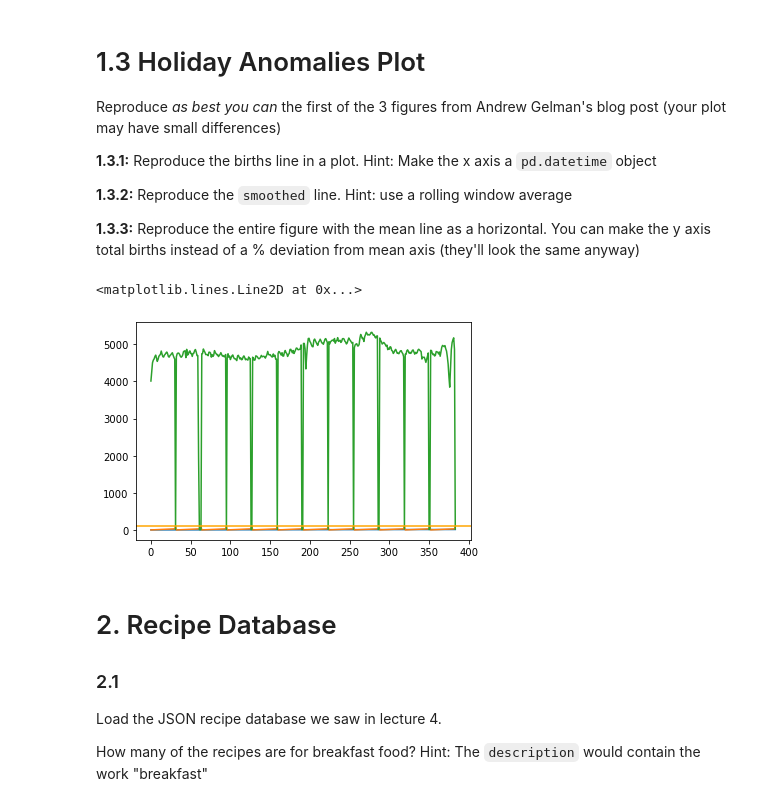
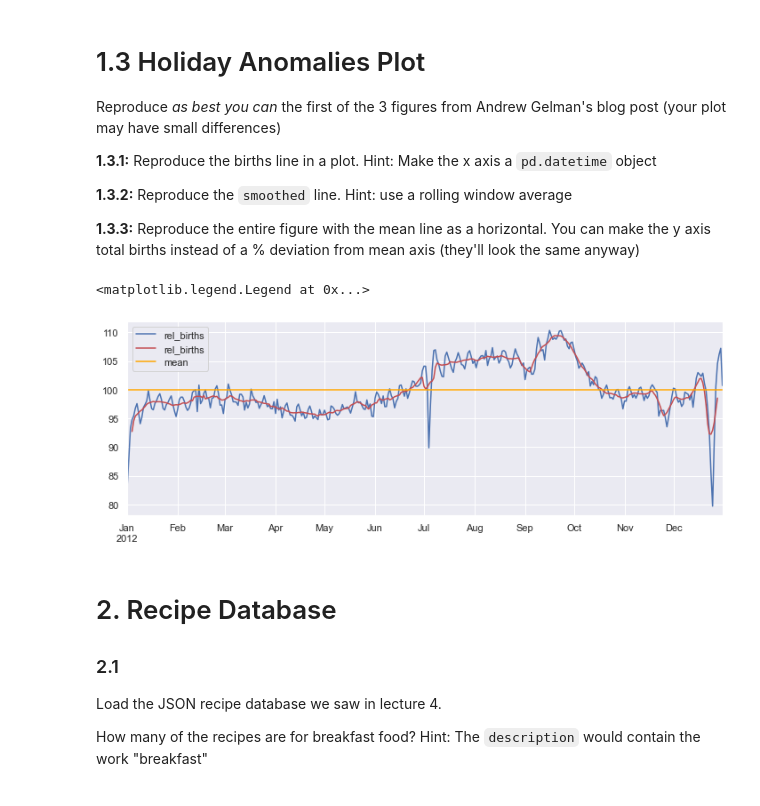
Before and after one commit to cb-ds-1/m2-3-exploration, a Jupyter notebook: workshop.ipynb, the cells around one changed output. Saved outputs shown, nothing was run; the diff lists cells and outputs as text; code cells hidden in the pictures.

```diff
--- a/workshop.ipynb
+++ b/workshop.ipynb
@@ -73,16 +63,25 @@ df = df.reset_index(drop = True)
-# %%
-df['combined_date'] = pd.to_datetime(df[['year','month','day']],errors='coerce')
-average = 100
-
-fig, ax = plt.subplots()
-x = df['combined_date']
-custom = df.groupby(['month','day']).agg({'births': ['mean']}).reset_index()
-y = custom.births
-ax.plot(custom)
-ax.axhline(y=average, color='orange')
-# %% [output]
-<matplotlib.lines.Line2D at 0x...>
-[figure, removed]
+# %%
+# 1.3.1, 1.3.2, 1.3.3
+from datetime import datetime
+df = pd.read_csv("data/births.csv")
+
+df = df.dropna()
+df['day'] = df.day.astype(int)
+df['date'] = pd.to_datetime(df[['year','month','day']],errors='coerce')
+df = df.dropna()
+df['rel_births'] = df['births'] / df['births'].mean() * 100
+
+df = pd.DataFrame(df.groupby(['month', 'day'])['rel_births'].mean())
+df.index = [datetime(2012, month, day) for (month,day) in df.index]
+
+fig, ax = plt.subplots(figsize = (12,4))
+df.plot(ax=ax)
+df.rolling(7, center=True).mean().plot(color='r',ax=ax, label='Smoothed')
+plt.axhline(y=100, color='orange', linestyle='-', label='mean')
+plt.legend()
+# %% [output]
+<matplotlib.legend.Legend at 0x...>
+[figure, added]
 # %% [markdown]
 # 2. Recipe Database
 
```
Also changed, not shown: parts of 12 cells of this notebook.
